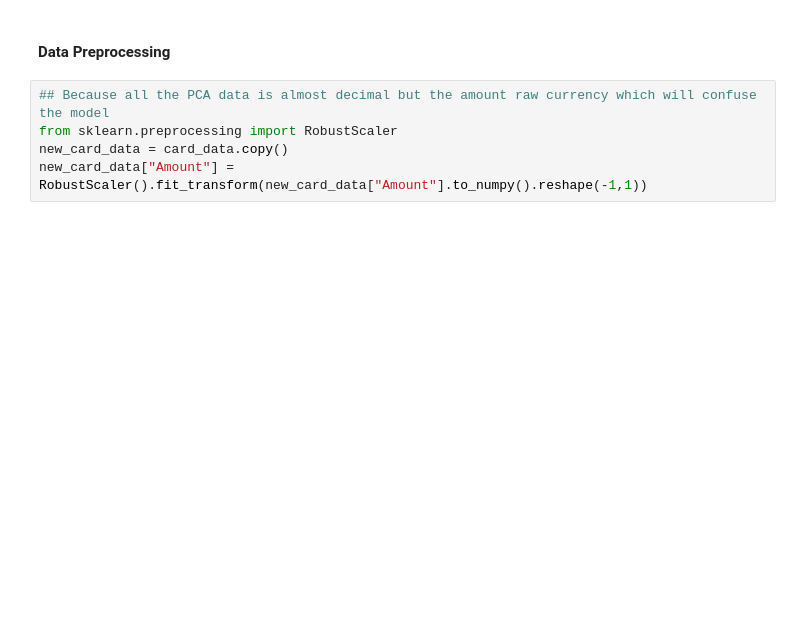
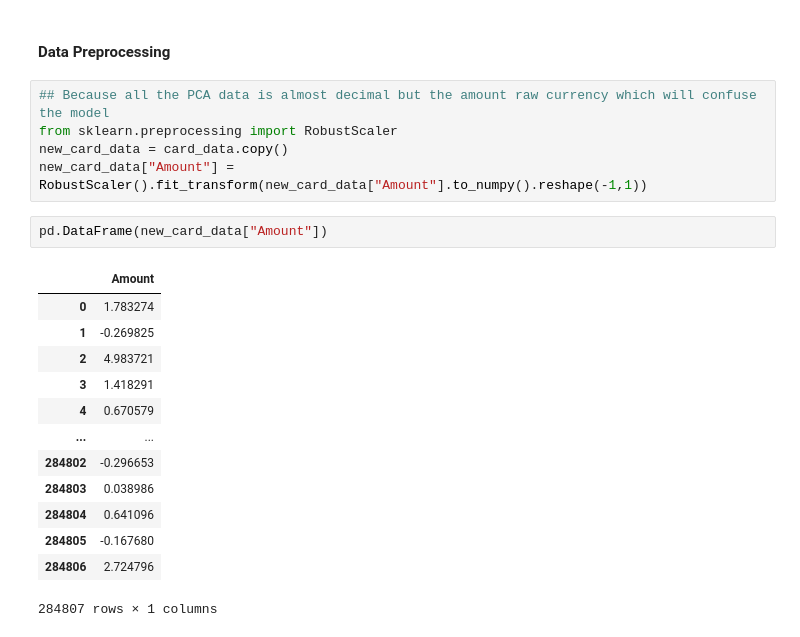
Before and after one commit to mlcodr/Fraud_Detection, a Jupyter notebook: notebooks/fraud_detection_hasnat.ipynb, the cells around one changed output. Cells and saved outputs as stored; diff of their text form; blank space fills up the shorter version.

```diff
--- a/notebooks/fraud_detection_hasnat.ipynb
+++ b/notebooks/fraud_detection_hasnat.ipynb
@@ -149,4 +180,20 @@ card_data.describe()
 from sklearn.preprocessing import RobustScaler
 new_card_data = card_data.copy()
 new_card_data["Amount"] = RobustScaler().fit_transform(new_card_data["Amount"].to_numpy().reshape(-1,1))
+# %%
+pd.DataFrame(new_card_data["Amount"])
+# %% [output]
+|  | Amount |
+| 0 | 1.783274 |
+| 1 | -0.269825 |
+| 2 | 4.983721 |
+| 3 | 1.418291 |
+| 4 | 0.670579 |
+| ... | ... |
+| 284802 | -0.296653 |
+| 284803 | 0.038986 |
+| 284804 | 0.641096 |
+| 284805 | -0.167680 |
+| 284806 | 2.724796 |
+284807 rows × 1 columns
 # %%
```
Also changed, not shown: parts of 29 cells of this notebook.
